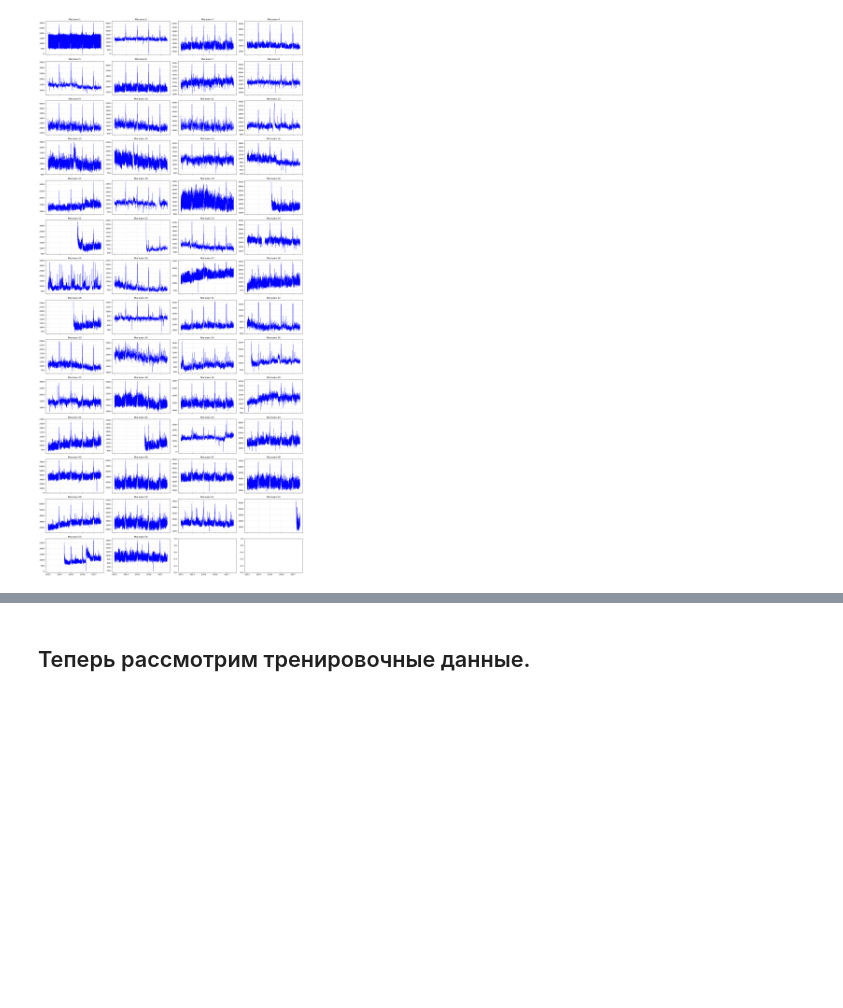
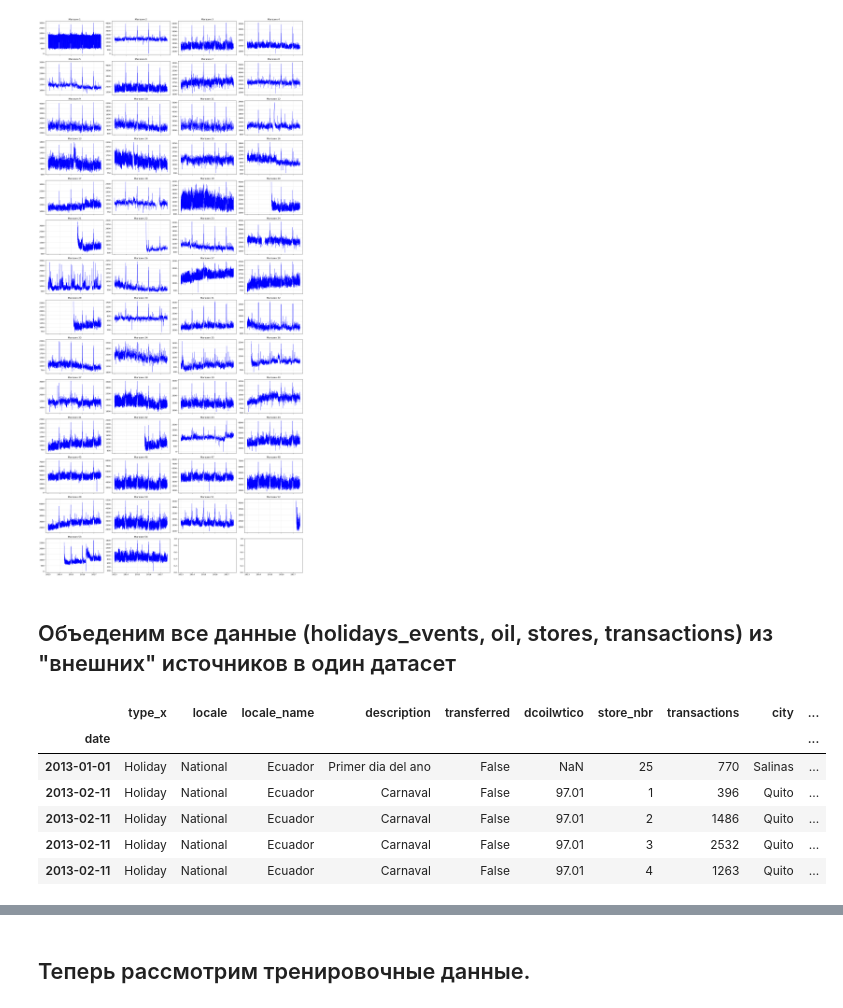
Before and after one commit to TeGPro/store-sales-forecast, a Jupyter notebook: research.ipynb, the cells around one changed output, grey strips where cells are left out. Saved outputs shown, nothing was run; the diff lists cells and outputs as text; code cells hidden in the pictures; blank space fills up the shorter version.

```diff
--- a/research.ipynb
+++ b/research.ipynb
@@ -295,3 +299,20 @@ plt.tight_layout()
 plt.show()
 # %% [output]
 [figure]
+# %% [markdown]
+## Объеденим все данные (holidays_events, oil, stores, transactions) из "внешних" источников в один датасет
+# %%
+df_data = pd.merge(df_events.join(df_oil, how='inner').join(df_transactions, how='inner'),
+                   df_stores, how='left',
+                   left_on = 'store_nbr',
+                   right_index=True)
+
+df_data.head()
+# %% [output]
+|  | type_x | locale | locale_name | description | transferred | dcoilwtico | store_nbr | transactions | city | ... |
+| date |  |  |  |  |  |  |  |  |  | ... |
+| 2013-01-01 | Holiday | National | Ecuador | Primer dia del ano | False | NaN | 25 | 770 | Salinas | ... |
+| 2013-02-11 | Holiday | National | Ecuador | Carnaval | False | 97.01 | 1 | 396 | Quito | ... |
+| 2013-02-11 | Holiday | National | Ecuador | Carnaval | False | 97.01 | 2 | 1486 | Quito | ... |
+| 2013-02-11 | Holiday | National | Ecuador | Carnaval | False | 97.01 | 3 | 2532 | Quito | ... |
+| 2013-02-11 | Holiday | National | Ecuador | Carnaval | False | 97.01 | 4 | 1263 | Quito | ... |
```
Also changed, not shown: parts of 18 cells of this notebook.
